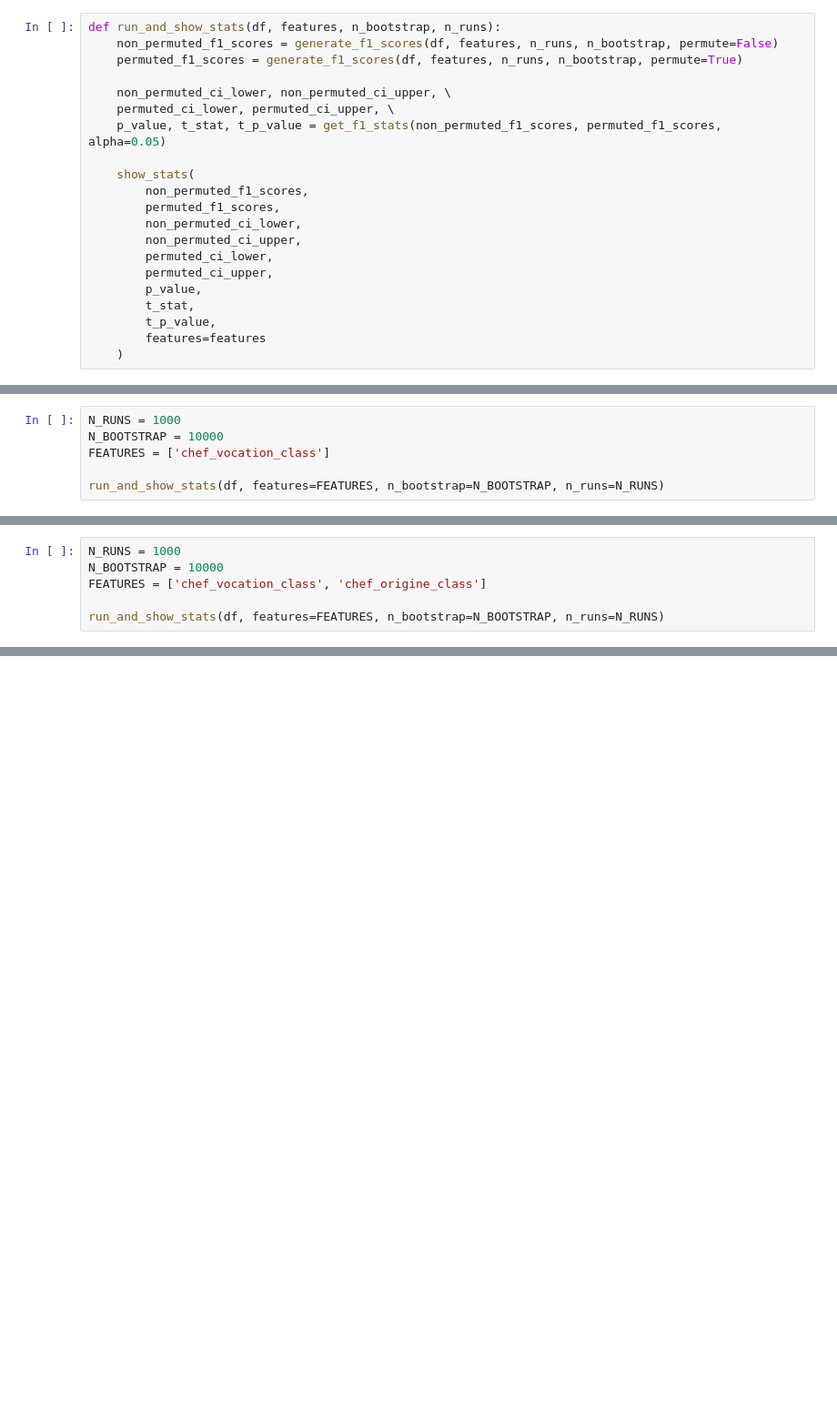
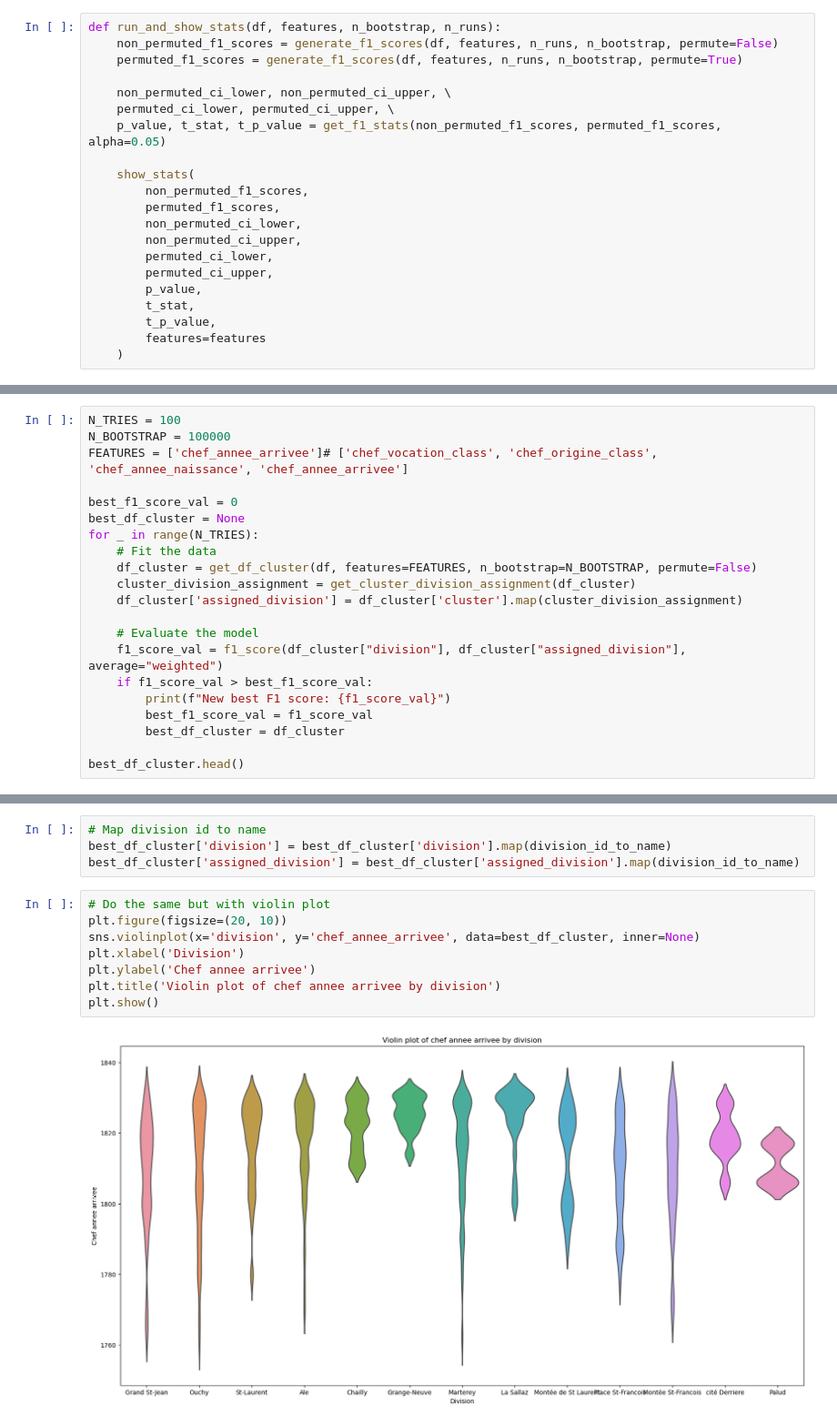
Before and after one commit to ozan-guven/HUM-450-Project, a Jupyter notebook: notebooks/clustering.ipynb, the cells around one changed output, grey strips where cells are left out. Shown at 91% size. Saved outputs shown, nothing was run; the diff lists cells and outputs as text; blank space fills up the shorter version.

Commit message:
add violins

```diff
--- a/notebooks/clustering.ipynb
+++ b/notebooks/clustering.ipynb
@@ -226,6 +223,0 @@ run_and_show_stats(df, features=FEATURES, n_bootstrap=N_BOOTSTRAP, n_runs=N_RUNS
-# %%
-N_RUNS = 1000
-N_BOOTSTRAP = 10000
-FEATURES = ['chef_vocation_class']
-
-run_and_show_stats(df, features=FEATURES, n_bootstrap=N_BOOTSTRAP, n_runs=N_RUNS)
@@ -234,6 +223,0 @@ run_and_show_stats(df, features=FEATURES, n_bootstrap=N_BOOTSTRAP, n_runs=N_RUNS
-# %%
-N_RUNS = 1000
-N_BOOTSTRAP = 10000
-FEATURES = ['chef_vocation_class', 'chef_origine_class']
-
-run_and_show_stats(df, features=FEATURES, n_bootstrap=N_BOOTSTRAP, n_runs=N_RUNS)
@@ -241,0 +224,21 @@ run_and_show_stats(df, features=FEATURES, n_bootstrap=N_BOOTSTRAP, n_runs=N_RUNS
+# %%
+N_TRIES = 100
+N_BOOTSTRAP = 100000
+FEATURES = ['chef_annee_arrivee']# ['chef_vocation_class', 'chef_origine_class', 'chef_annee_naissance', 'chef_annee_arrivee']
+
+best_f1_score_val = 0
+best_df_cluster = None
+for _ in range(N_TRIES):
+    # Fit the data
+    df_cluster = get_df_cluster(df, features=FEATURES, n_bootstrap=N_BOOTSTRAP, permute=False)
+    cluster_division_assignment = get_cluster_division_assignment(df_cluster)
+    df_cluster['assigned_division'] = df_cluster['cluster'].map(cluster_division_assignment)
+
+    # Evaluate the model
+    f1_score_val = f1_score(df_cluster["division"], df_cluster["assigned_division"], average="weighted")
+    if f1_score_val > best_f1_score_val:
+        print(f"New best F1 score: {f1_score_val}")
+        best_f1_score_val = f1_score_val
+        best_df_cluster = df_cluster
+
+best_df_cluster.head()
@@ -241,0 +285,14 @@ run_and_show_stats(df, features=FEATURES, n_bootstrap=N_BOOTSTRAP, n_runs=N_RUNS
+# %%
+# Map division id to name
+best_df_cluster['division'] = best_df_cluster['division'].map(division_id_to_name)
+best_df_cluster['assigned_division'] = best_df_cluster['assigned_division'].map(division_id_to_name)
+# %%
+# Do the same but with violin plot
+plt.figure(figsize=(20, 10))
+sns.violinplot(x='division', y='chef_annee_arrivee', data=best_df_cluster, inner=None)
+plt.xlabel('Division')
+plt.ylabel('Chef annee arrivee')
+plt.title('Violin plot of chef annee arrivee by division')
+plt.show()
+# %% [output]
+[figure, added]
```
Also changed, not shown: parts of 16 cells of this notebook, 40 other files.
